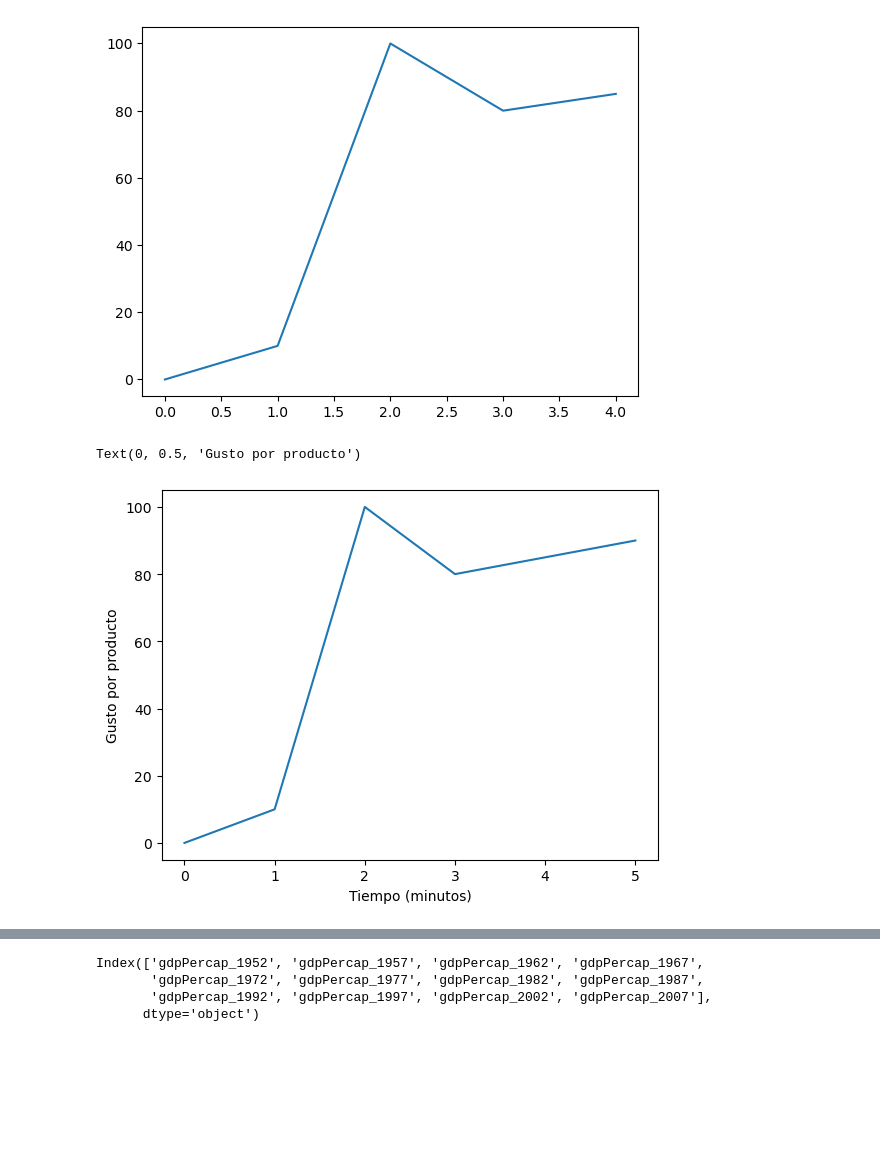
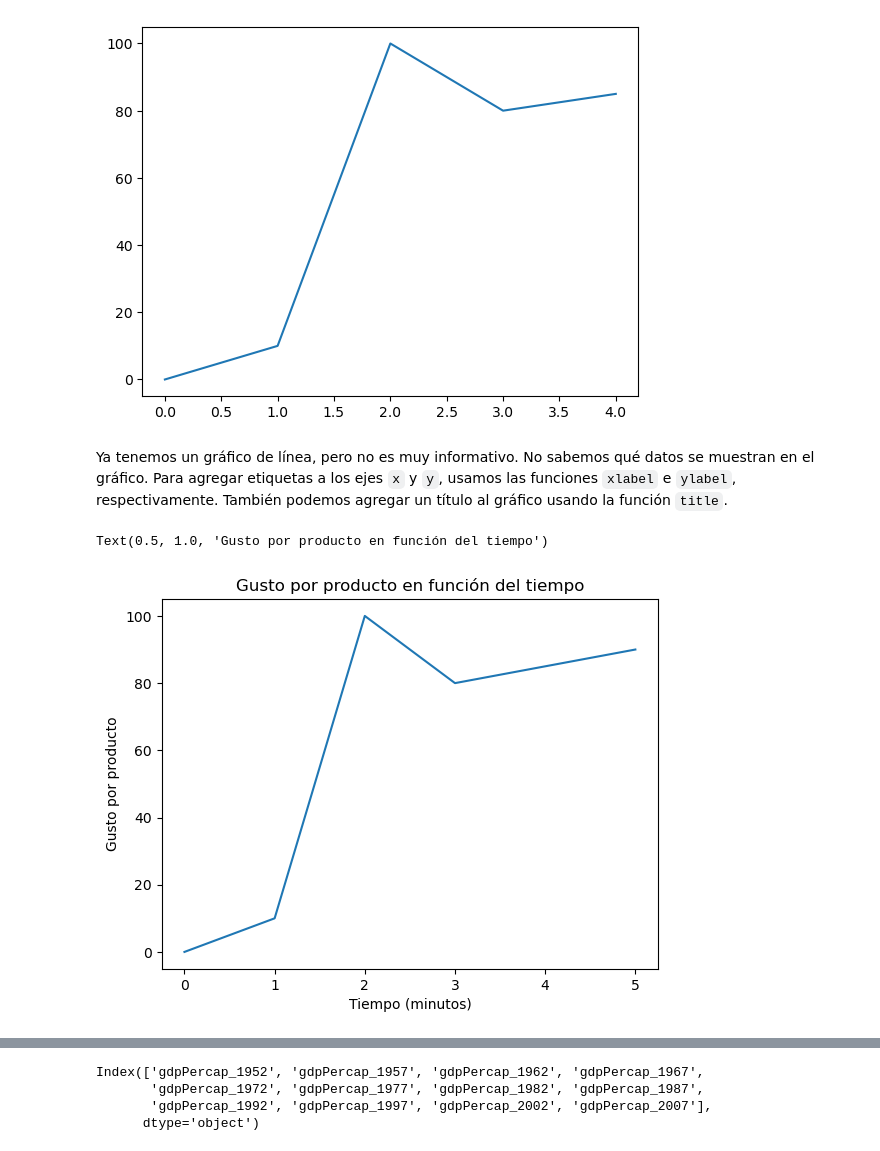
Before and after one commit to laboratoriolide/new-dimensions-materiales, a Jupyter notebook: Python/Semana_4.ipynb, the cells around one changed output, grey strips where cells are left out. Cells and saved outputs as stored; diff of their text form; code cells hidden in the pictures; blank space fills up the shorter version.

```diff
--- a/Python/Semana_4.ipynb
+++ b/Python/Semana_4.ipynb
@@ -13,10 +27,13 @@ plt.plot(tiempo, gusto)
 # %% [output]
 [<matplotlib.lines.Line2D at 0x...>]
 [figure]
+# %% [markdown]
+Ya tenemos un gráfico de línea, pero no es muy informativo. No sabemos qué datos se muestran en el gráfico. Para agregar etiquetas a los ejes `x` y `y`, usamos las funciones `xlabel` e `ylabel`, respectivamente. También podemos agregar un título al gráfico usando la función `title`.
 # %%
 plt.plot(tiempo, gusto)
 plt.xlabel('Tiempo (minutos)')
 plt.ylabel('Gusto por producto')
+plt.title('Gusto por producto en función del tiempo')
 # %% [output]
-Text(0, 0.5, 'Gusto por producto')
+Text(0.5, 1.0, 'Gusto por producto en función del tiempo')
-[figure, old version]
+[figure, new version]
```
Also changed, not shown: parts of 56 cells of this notebook.
